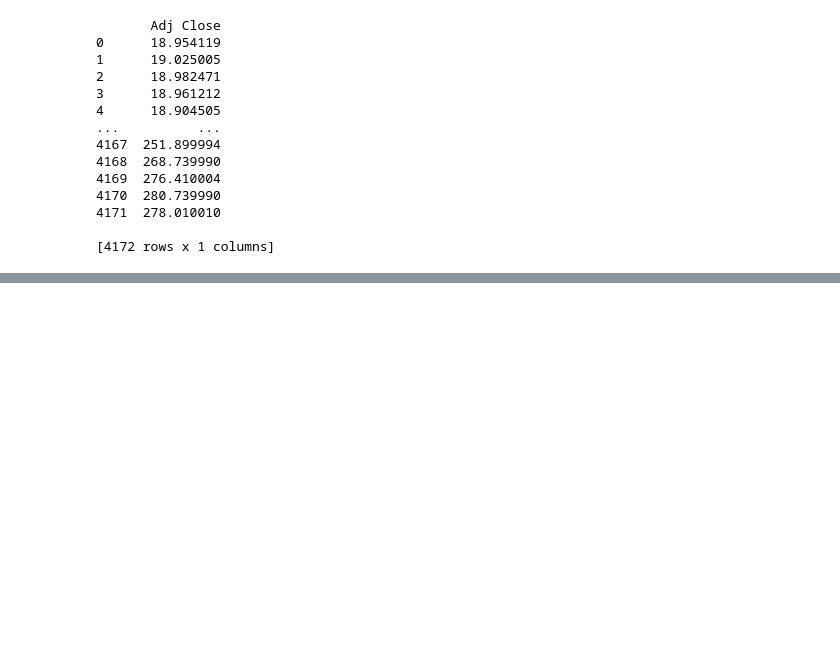
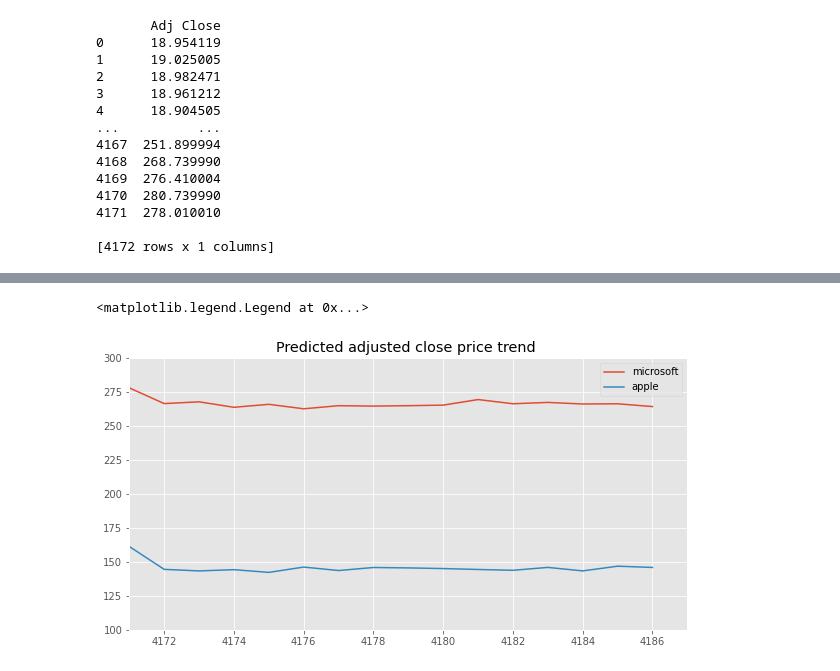
Before and after one commit to Mar3yZhang/UCI-stock-prediction-test, a Jupyter notebook: Group2_FinalProject.ipynb, the cells around one changed output, grey strips where cells are left out. Saved outputs shown, nothing was run; the diff lists cells and outputs as text; code cells hidden in the pictures; blank space fills up the shorter version.

```diff
--- a/Group2_FinalProject.ipynb
+++ b/Group2_FinalProject.ipynb
@@ -549,0 +571,12 @@ print(y_apple_volume)
+# %%
+plt.figure(figsize=(10, 5))
+plt.title('Predicted adjusted close price trend ')
+plt.grid(True)
+plt.xlim(4171, 4187)
+plt.ylim(100, 300)
+plt.plot(df_microsoft,label = 'microsoft')
+plt.plot(df_apple,label = 'apple')
+plt.legend()
+# %% [output]
+<matplotlib.legend.Legend at 0x...>
+[figure, added]
```
Also changed, not shown: parts of 23 cells of this notebook, 1 other file.
